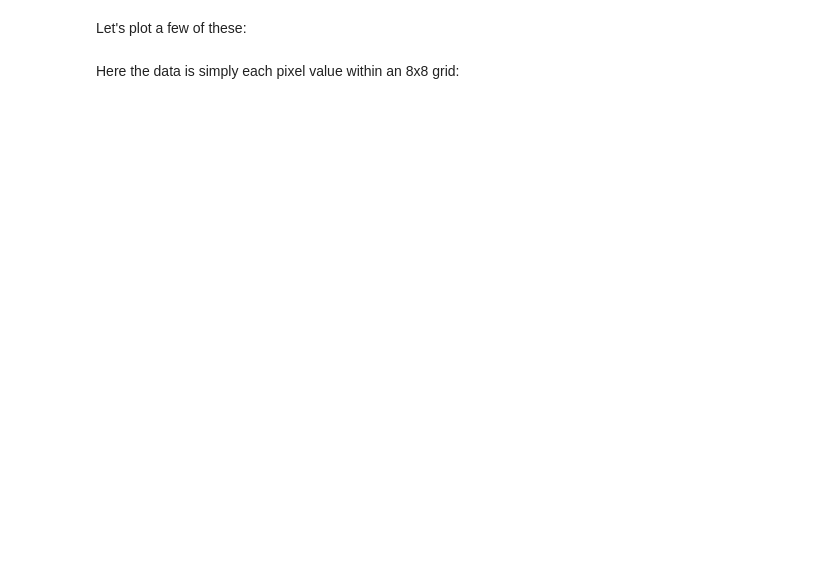
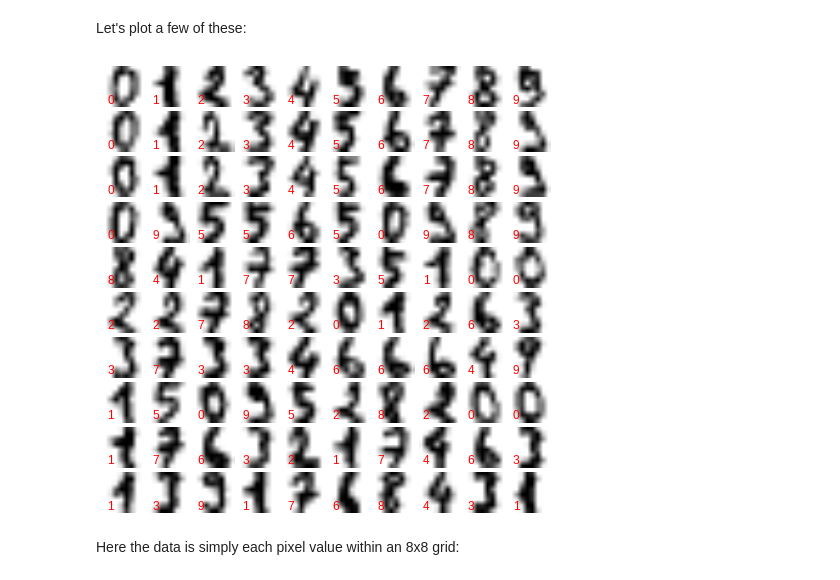
Before and after one commit to jmartinz/sklearn_pycon2015, a Jupyter notebook: notebooks/02.2-Basic-Principles.ipynb, the cells around one changed output. Cells and saved outputs as stored; diff of their text form; code cells hidden in the pictures; blank space fills up the shorter version.

```diff
--- a/notebooks/02.2-Basic-Principles.ipynb
+++ b/notebooks/02.2-Basic-Principles.ipynb
@@ -382,13 +344,15 @@ Let's plot a few of these:
 # %%
 fig, axes = plt.subplots(10, 10, figsize=(8, 8))
 fig.subplots_adjust(hspace=0.1, wspace=0.1)
 
 for i, ax in enumerate(axes.flat):
     ax.imshow(digits.images[i], cmap='binary')
-    ax.text(0.05, 0.05, str(digits.target[i]),
-            transform=ax.transAxes, color='green')
+    ax.text(0.1, 0.1, str(digits.target[i]),
+            transform=ax.transAxes, color='red')
     ax.set_xticks([])
     ax.set_yticks([])
+# %% [output]
+[figure, added]
 # %% [markdown]
 Here the data is simply each pixel value within an 8x8 grid:
 # %%
```
Also changed, not shown: parts of 27 cells of this notebook, 5 other files.
